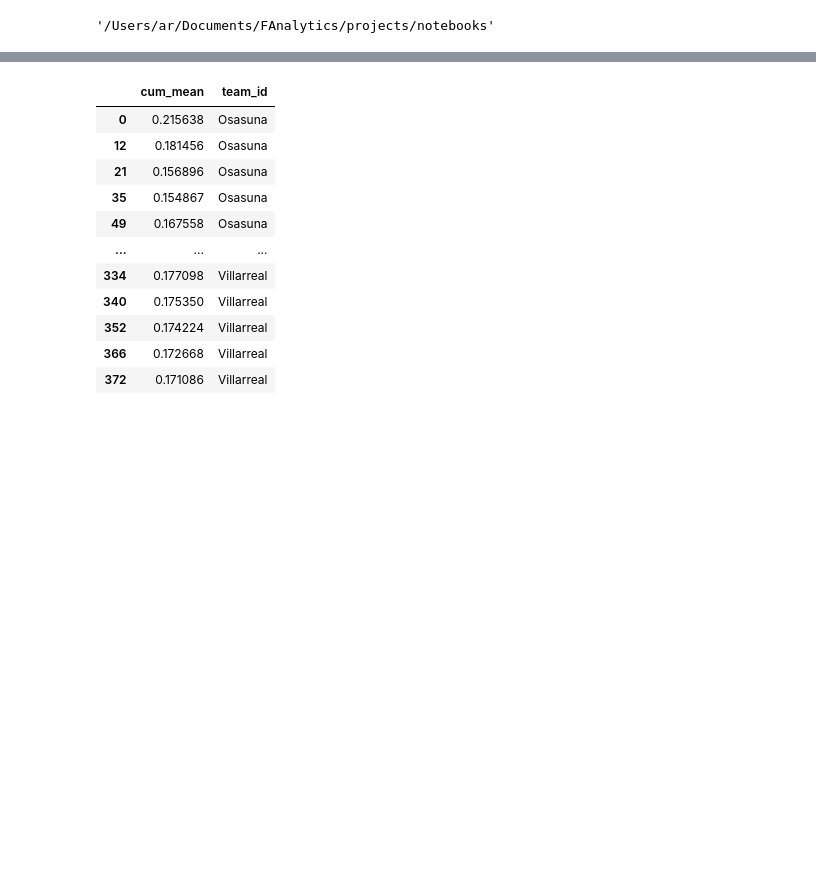
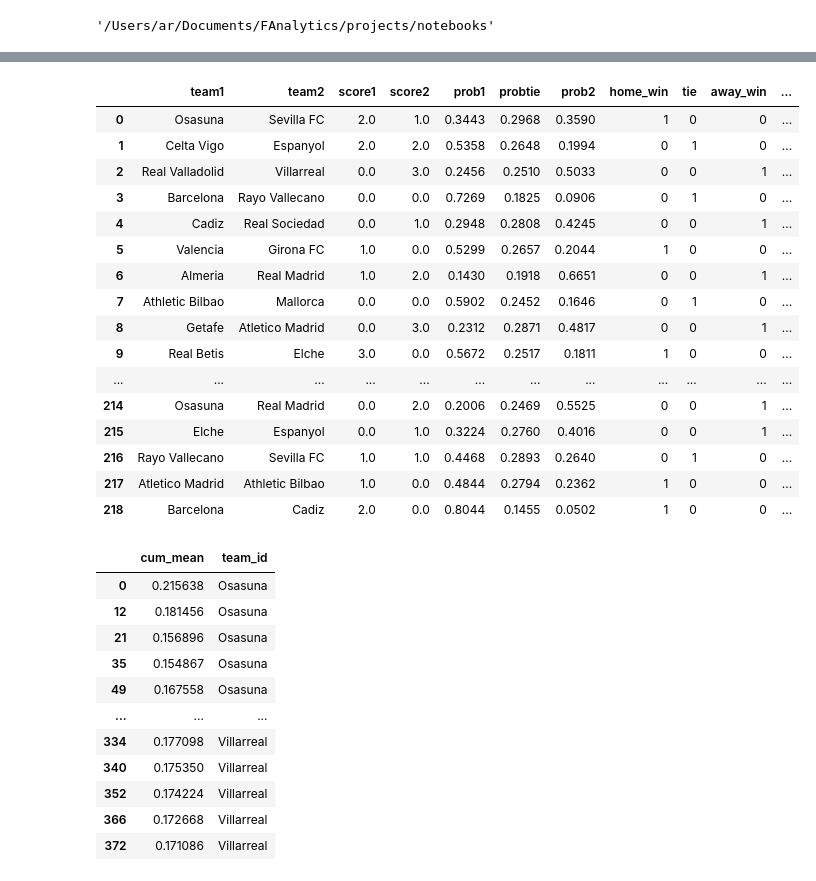
Before and after one commit to raoaaditya710/FootballAnalytics, a Jupyter notebook: notebooks/score-prediction-evaluation.ipynb, the cells around one changed output, grey strips where cells are left out. Cells and saved outputs as stored; diff of their text form; code cells hidden in the pictures; blank space fills up the shorter version.

```diff
--- a/notebooks/score-prediction-evaluation.ipynb
+++ b/notebooks/score-prediction-evaluation.ipynb
@@ -92,12 +128,23 @@ df["away_win"] = [1 if x < y else 0 for x,y in zip(df["score1"], df["score2"])]
-# %%
-df = df.assign(
-    brier_score = lambda x:
-    1/3*(
-        (x.prob1 - x.home_win)**2 +
-        (x.probtie - x.tie)**2 +
-        (x.prob2 - x.away_win)**2
-    )
-)
+# %%
+df[["team1", "team2", "score1", "score2", "prob1", "probtie", "prob2", "home_win", "tie", "away_win", "brier_score", "rank_score"]]
+# %% [output]
+|  | team1 | team2 | score1 | score2 | prob1 | probtie | prob2 | home_win | tie | away_win | ... |
+| 0 | Osasuna | Sevilla FC | 2.0 | 1.0 | 0.3443 | 0.2968 | 0.3590 | 1 | 0 | 0 | ... |
+| 1 | Celta Vigo | Espanyol | 2.0 | 2.0 | 0.5358 | 0.2648 | 0.1994 | 0 | 1 | 0 | ... |
+| 2 | Real Valladolid | Villarreal | 0.0 | 3.0 | 0.2456 | 0.2510 | 0.5033 | 0 | 0 | 1 | ... |
+| 3 | Barcelona | Rayo Vallecano | 0.0 | 0.0 | 0.7269 | 0.1825 | 0.0906 | 0 | 1 | 0 | ... |
+| 4 | Cadiz | Real Sociedad | 0.0 | 1.0 | 0.2948 | 0.2808 | 0.4245 | 0 | 0 | 1 | ... |
+| 5 | Valencia | Girona FC | 1.0 | 0.0 | 0.5299 | 0.2657 | 0.2044 | 1 | 0 | 0 | ... |
+| 6 | Almeria | Real Madrid | 1.0 | 2.0 | 0.1430 | 0.1918 | 0.6651 | 0 | 0 | 1 | ... |
+| 7 | Athletic Bilbao | Mallorca | 0.0 | 0.0 | 0.5902 | 0.2452 | 0.1646 | 0 | 1 | 0 | ... |
+| 8 | Getafe | Atletico Madrid | 0.0 | 3.0 | 0.2312 | 0.2871 | 0.4817 | 0 | 0 | 1 | ... |
+| 9 | Real Betis | Elche | 3.0 | 0.0 | 0.5672 | 0.2517 | 0.1811 | 1 | 0 | 0 | ... |
+| ... | ... | ... | ... | ... | ... | ... | ... | ... | ... | ... | ... |
+| 214 | Osasuna | Real Madrid | 0.0 | 2.0 | 0.2006 | 0.2469 | 0.5525 | 0 | 0 | 1 | ... |
+| 215 | Elche | Espanyol | 0.0 | 1.0 | 0.3224 | 0.2760 | 0.4016 | 0 | 0 | 1 | ... |
+| 216 | Rayo Vallecano | Sevilla FC | 1.0 | 1.0 | 0.4468 | 0.2893 | 0.2640 | 0 | 1 | 0 | ... |
+| 217 | Atletico Madrid | Athletic Bilbao | 1.0 | 0.0 | 0.4844 | 0.2794 | 0.2362 | 1 | 0 | 0 | ... |
+| 218 | Barcelona | Cadiz | 2.0 | 0.0 | 0.8044 | 0.1455 | 0.0502 | 1 | 0 | 0 | ... |
 # %%
 teams = df[["team1"]].drop_duplicates()
 
```
Also changed, not shown: parts of 10 cells of this notebook.
